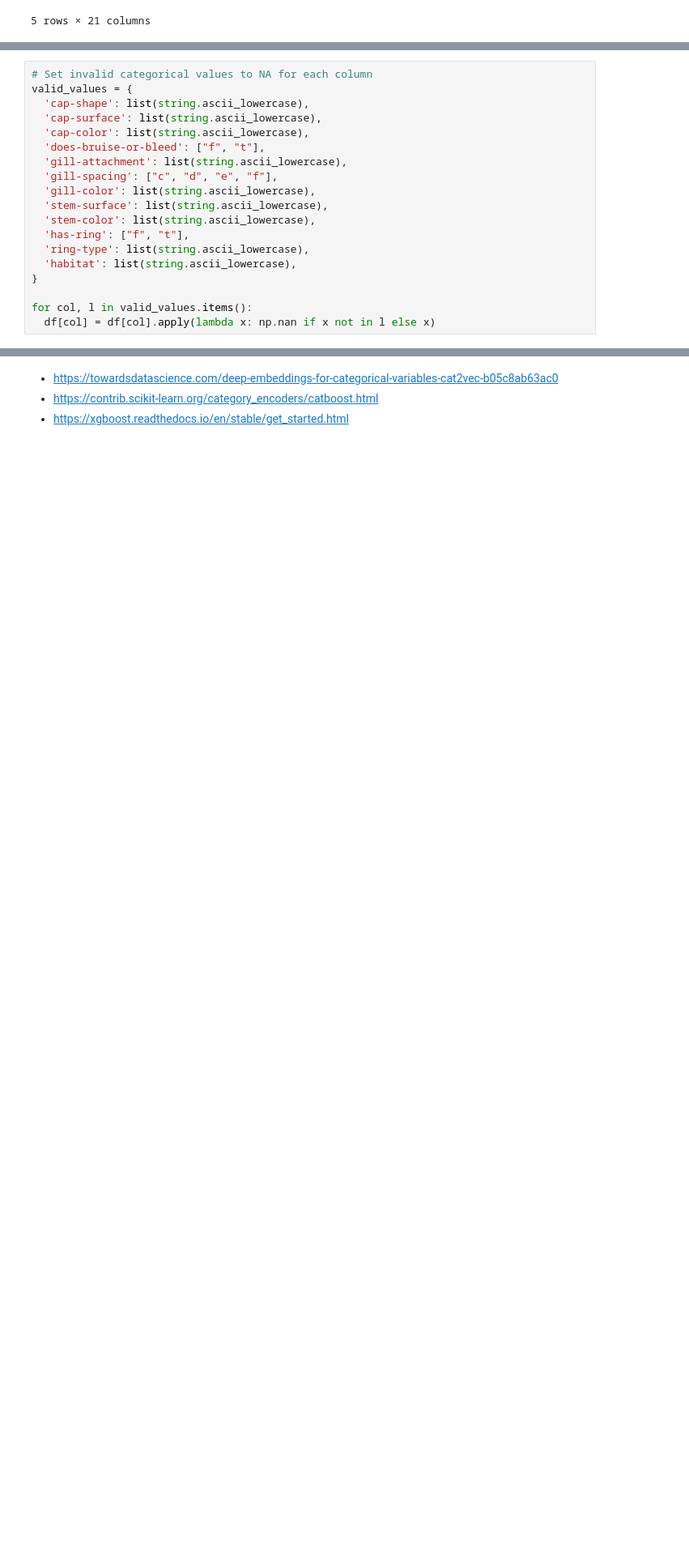
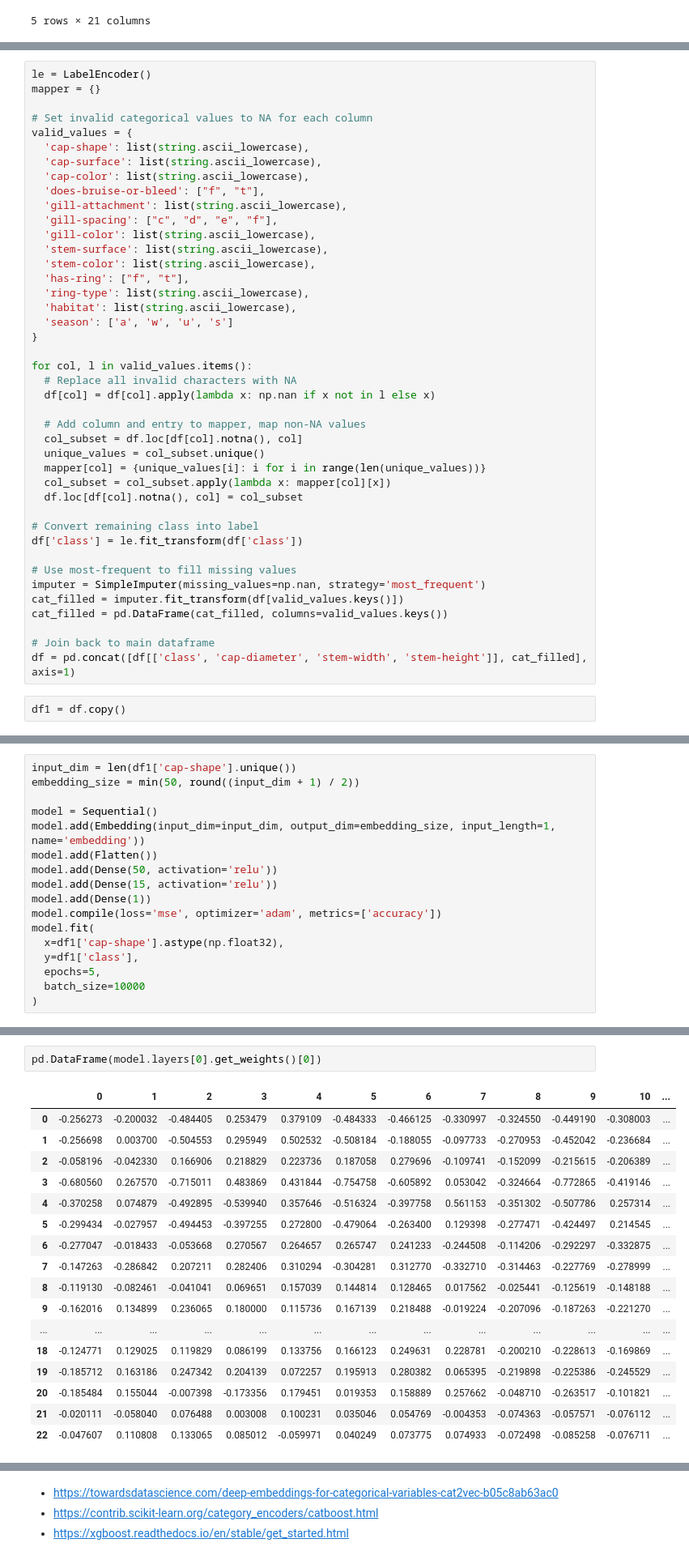
Before and after one commit to minimartzz/poison-mushrooms, a Jupyter notebook: modeling.ipynb, the cells around one changed output, grey strips where cells are left out. Shown at 81% size. Cells and saved outputs as stored; diff of their text form; blank space fills up the shorter version.

Commit message:
Update: Impute categorical variables, now performing categorical embeddings

```diff
--- a/modeling.ipynb
+++ b/modeling.ipynb
@@ -90,4 +97,7 @@ dtype: int64
 # %%
+le = LabelEncoder()
+mapper = {}
+
 # Set invalid categorical values to NA for each column
 valid_values = {
   'cap-shape': list(string.ascii_lowercase),
@@ -102,9 +112,31 @@ valid_values = {
   'has-ring': ["f", "t"],
   'ring-type': list(string.ascii_lowercase),
   'habitat': list(string.ascii_lowercase),
+  'season': ['a', 'w', 'u', 's']
 }
 
 for col, l in valid_values.items():
+  # Replace all invalid characters with NA
   df[col] = df[col].apply(lambda x: np.nan if x not in l else x)
+
+  # Add column and entry to mapper, map non-NA values
+  col_subset = df.loc[df[col].notna(), col]
+  unique_values = col_subset.unique()
+  mapper[col] = {unique_values[i]: i for i in range(len(unique_values))}
+  col_subset = col_subset.apply(lambda x: mapper[col][x])
+  df.loc[df[col].notna(), col] = col_subset
+
+# Convert remaining class into label
+df['class'] = le.fit_transform(df['class'])
+
+# Use most-frequent to fill missing values
+imputer = SimpleImputer(missing_values=np.nan, strategy='most_frequent')
+cat_filled = imputer.fit_transform(df[valid_values.keys()])
+cat_filled = pd.DataFrame(cat_filled, columns=valid_values.keys())
+
+# Join back to main dataframe
+df = pd.concat([df[['class', 'cap-diameter', 'stem-width', 'stem-height']], cat_filled], axis=1)
+# %%
+df1 = df.copy()
 # %%
 # %% [output]
@@ -113,0 +156,17 @@ array(['f', 'x', 'p', 'b', 'o', 'c', 's', 'd', 'e', 'n', nan, 'w', 'k',
+# %%
+input_dim = len(df1['cap-shape'].unique())
+embedding_size = min(50, round((input_dim + 1) / 2))
+
+model = Sequential()
+model.add(Embedding(input_dim=input_dim, output_dim=embedding_size, input_length=1, name='embedding'))
+model.add(Flatten())
+model.add(Dense(50, activation='relu'))
+model.add(Dense(15, activation='relu'))
+model.add(Dense(1))
+model.compile(loss='mse', optimizer='adam', metrics=['accuracy'])
+model.fit(
+  x=df1['cap-shape'].astype(np.float32),
+  y=df1['class'],
+  epochs=5,
+  batch_size=10000
+)
@@ -113,0 +188,20 @@ array(['f', 'x', 'p', 'b', 'o', 'c', 's', 'd', 'e', 'n', nan, 'w', 'k',
+# %%
+pd.DataFrame(model.layers[0].get_weights()[0])
+# %% [output]
+|  | 0 | 1 | 2 | 3 | 4 | 5 | 6 | 7 | 8 | 9 | 10 | ... |
+| 0 | -0.256273 | -0.200032 | -0.484405 | 0.253479 | 0.379109 | -0.484333 | -0.466125 | -0.330997 | -0.324550 | -0.449190 | -0.308003 | ... |
+| 1 | -0.256698 | 0.003700 | -0.504553 | 0.295949 | 0.502532 | -0.508184 | -0.188055 | -0.097733 | -0.270953 | -0.452042 | -0.236684 | ... |
+| 2 | -0.058196 | -0.042330 | 0.166906 | 0.218829 | 0.223736 | 0.187058 | 0.279696 | -0.109741 | -0.152099 | -0.215615 | -0.206389 | ... |
+| 3 | -0.680560 | 0.267570 | -0.715011 | 0.483869 | 0.431844 | -0.754758 | -0.605892 | 0.053042 | -0.324664 | -0.772865 | -0.419146 | ... |
+| 4 | -0.370258 | 0.074879 | -0.492895 | -0.539940 | 0.357646 | -0.516324 | -0.397758 | 0.561153 | -0.351302 | -0.507786 | 0.257314 | ... |
+| 5 | -0.299434 | -0.027957 | -0.494453 | -0.397255 | 0.272800 | -0.479064 | -0.263400 | 0.129398 | -0.277471 | -0.424497 | 0.214545 | ... |
+| 6 | -0.277047 | -0.018433 | -0.053668 | 0.270567 | 0.264657 | 0.265747 | 0.241233 | -0.244508 | -0.114206 | -0.292297 | -0.332875 | ... |
+| 7 | -0.147263 | -0.286842 | 0.207211 | 0.282406 | 0.310294 | -0.304281 | 0.312770 | -0.332710 | -0.314463 | -0.227769 | -0.278999 | ... |
+| 8 | -0.119130 | -0.082461 | -0.041041 | 0.069651 | 0.157039 | 0.144814 | 0.128465 | 0.017562 | -0.025441 | -0.125619 | -0.148188 | ... |
+| 9 | -0.162016 | 0.134899 | 0.236065 | 0.180000 | 0.115736 | 0.167139 | 0.218488 | -0.019224 | -0.207096 | -0.187263 | -0.221270 | ... |
+| ... | ... | ... | ... | ... | ... | ... | ... | ... | ... | ... | ... | ... |
+| 18 | -0.124771 | 0.129025 | 0.119829 | 0.086199 | 0.133756 | 0.166123 | 0.249631 | 0.228781 | -0.200210 | -0.228613 | -0.169869 | ... |
+| 19 | -0.185712 | 0.163186 | 0.247342 | 0.204139 | 0.072257 | 0.195913 | 0.280382 | 0.065395 | -0.219898 | -0.225386 | -0.245529 | ... |
+| 20 | -0.185484 | 0.155044 | -0.007398 | -0.173356 | 0.179451 | 0.019353 | 0.158889 | 0.257662 | -0.048710 | -0.263517 | -0.101821 | ... |
+| 21 | -0.020111 | -0.058040 | 0.076488 | 0.003008 | 0.100231 | 0.035046 | 0.054769 | -0.004353 | -0.074363 | -0.057571 | -0.076112 | ... |
+| 22 | -0.047607 | 0.110808 | 0.133065 | 0.085012 | -0.059971 | 0.040249 | 0.073775 | 0.074933 | -0.072498 | -0.085258 | -0.076711 | ... |
```
Also changed, not shown: parts of 5 cells of this notebook.
